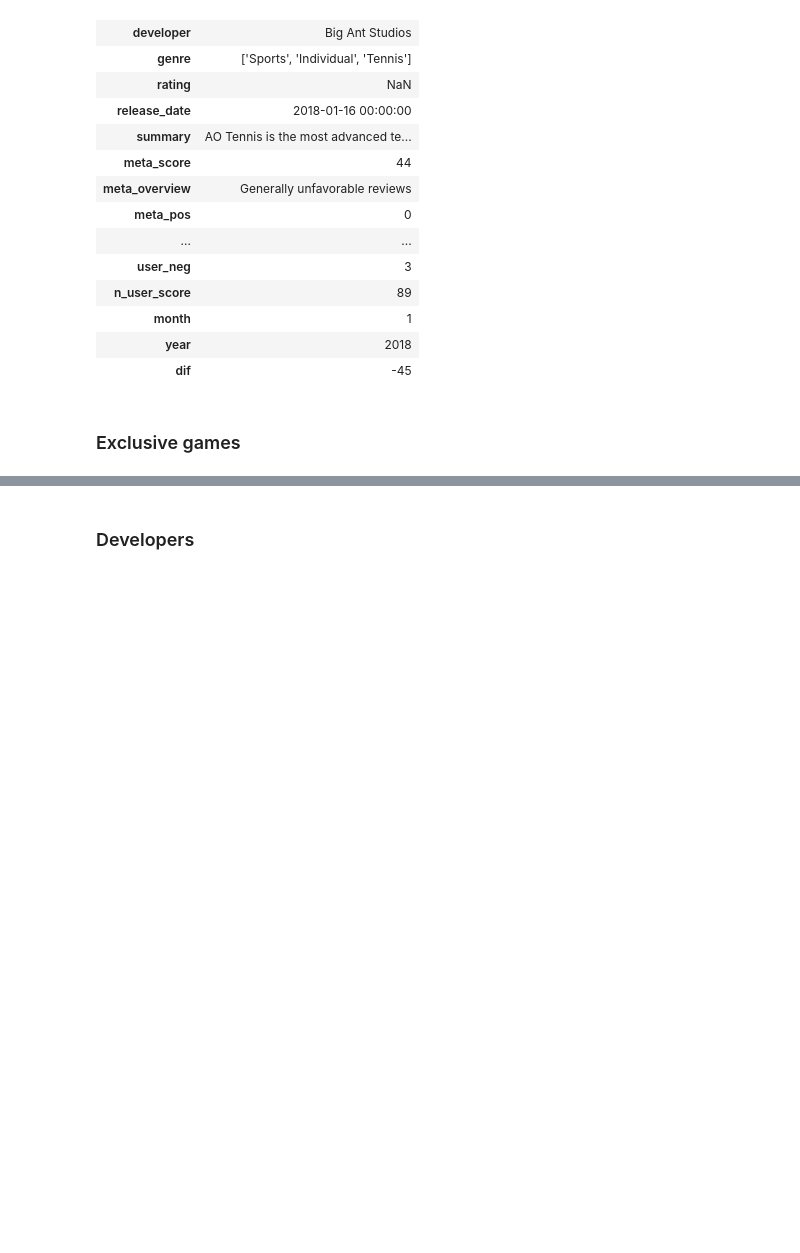
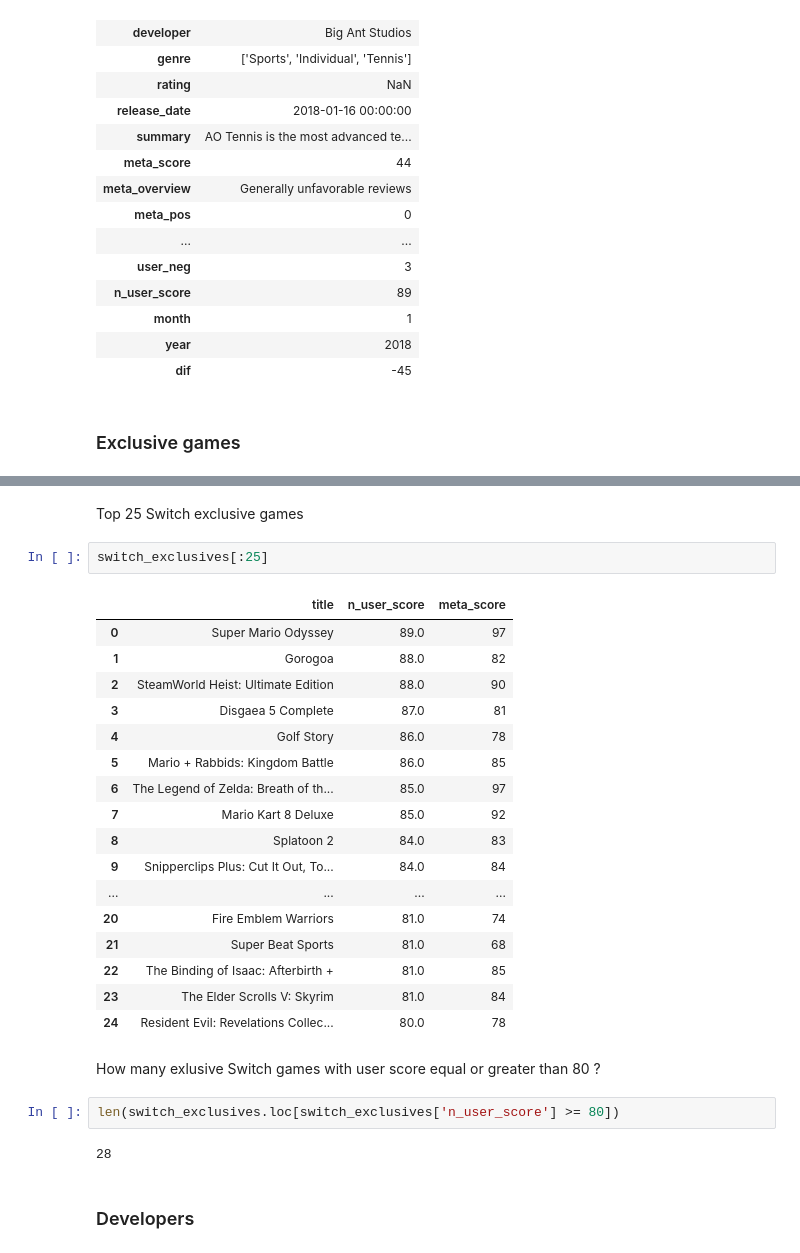
Before and after one commit to martinpella/metacritic, a Jupyter notebook: eda.ipynb, the cells around one changed output, grey strips where cells are left out. Cells and saved outputs as stored; diff of their text form; blank space fills up the shorter version.

```diff
--- a/eda.ipynb
+++ b/eda.ipynb
@@ -307,3 +318,31 @@ len(xone_list.difference(ps4_list))
+# %% [markdown]
+Top 25 Switch exclusive games
+# %%
+switch_exclusives[:25]
+# %% [output]
+|  | title | n_user_score | meta_score |
+| 0 | Super Mario Odyssey | 89.0 | 97 |
+| 1 | Gorogoa | 88.0 | 82 |
+| 2 | SteamWorld Heist: Ultimate Edition | 88.0 | 90 |
+| 3 | Disgaea 5 Complete | 87.0 | 81 |
+| 4 | Golf Story | 86.0 | 78 |
+| 5 | Mario + Rabbids: Kingdom Battle | 86.0 | 85 |
+| 6 | The Legend of Zelda: Breath of th... | 85.0 | 97 |
+| 7 | Mario Kart 8 Deluxe | 85.0 | 92 |
+| 8 | Splatoon 2 | 84.0 | 83 |
+| 9 | Snipperclips Plus: Cut It Out, To... | 84.0 | 84 |
+| ... | ... | ... | ... |
+| 20 | Fire Emblem Warriors | 81.0 | 74 |
+| 21 | Super Beat Sports | 81.0 | 68 |
+| 22 | The Binding of Isaac: Afterbirth + | 81.0 | 85 |
+| 23 | The Elder Scrolls V: Skyrim | 81.0 | 84 |
+| 24 | Resident Evil: Revelations Collec... | 80.0 | 78 |
+# %% [markdown]
+How many exlusive Switch games with user score equal or greater than 80 ?
+# %%
+len(switch_exclusives.loc[switch_exclusives['n_user_score'] >= 80])
+# %% [output]
+28
 # %% [markdown]
 ### Developers
 # %% [markdown]
```
Also changed, not shown: parts of 26 cells of this notebook.
